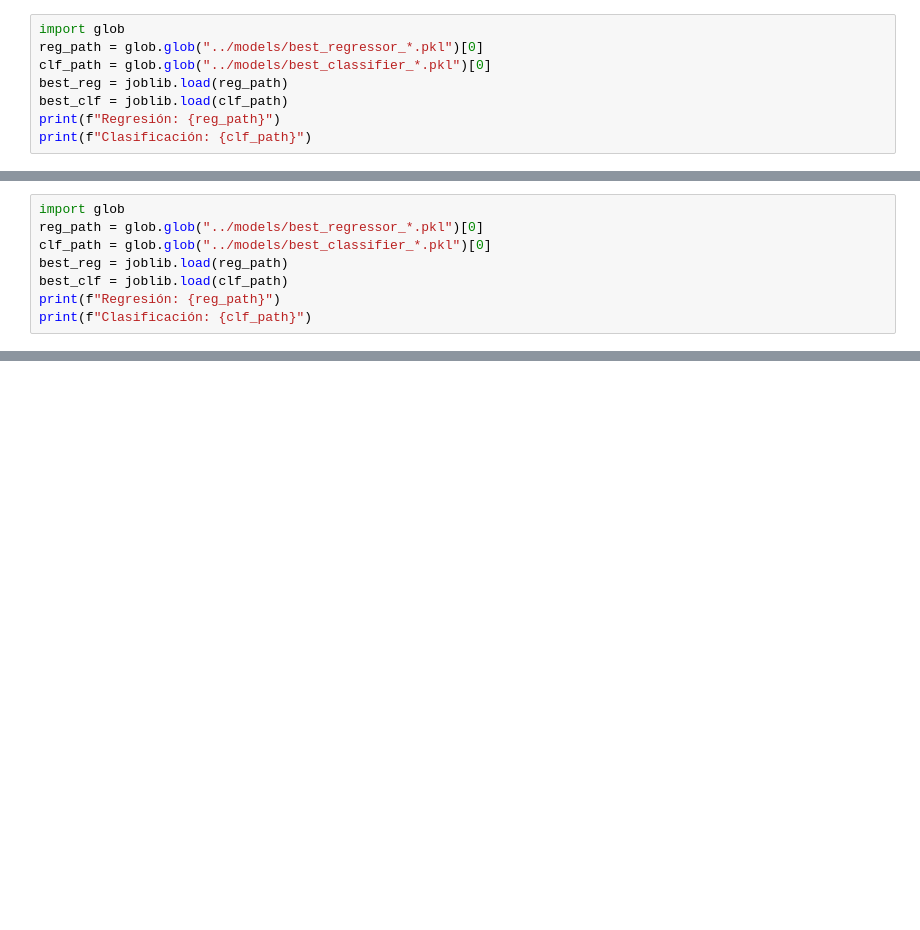
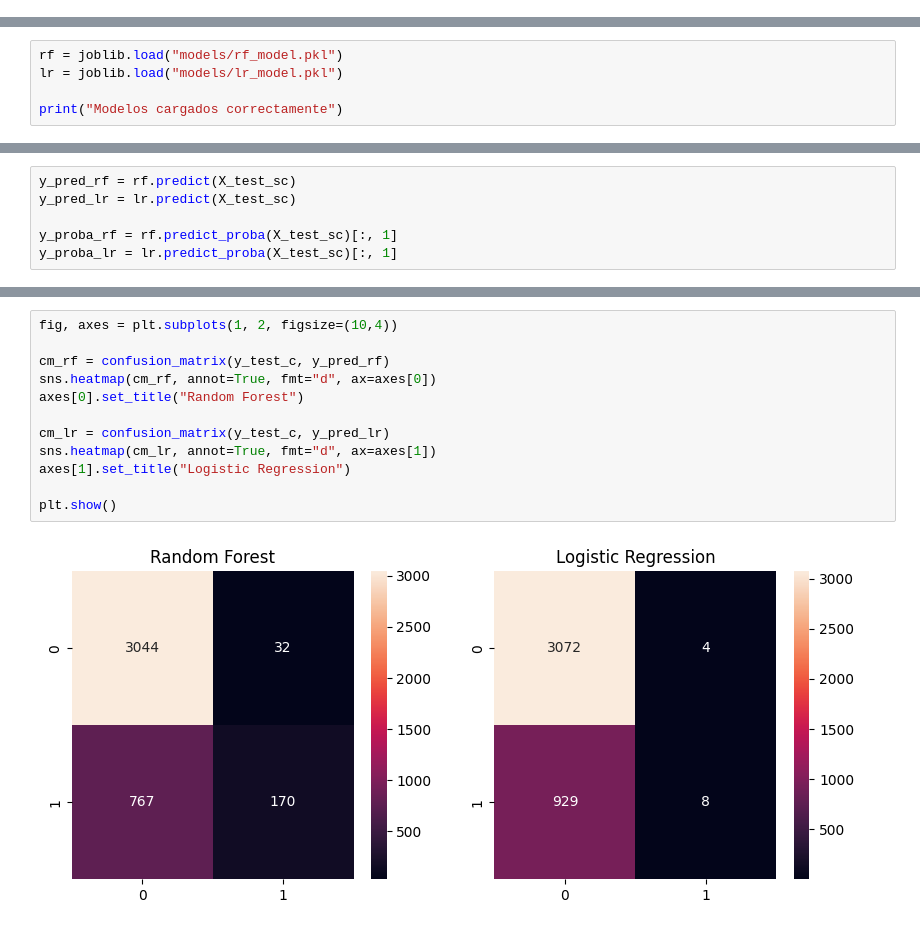
Before and after one commit to lucasrc08/Machine-Learning, a Jupyter notebook: notebooks/05_evaluation.ipynb, the cells around one changed output, grey strips where cells are left out. Cells and saved outputs as stored; diff of their text form; blank space fills up the shorter version.

```diff
--- a/notebooks/05_evaluation.ipynb
+++ b/notebooks/05_evaluation.ipynb
@@ -15,8 +20,0 @@ from sklearn.model_selection import cross_val_score
-# %%
-import glob
-reg_path = glob.glob("../models/best_regressor_*.pkl")[0]
-clf_path = glob.glob("../models/best_classifier_*.pkl")[0]
-best_reg = joblib.load(reg_path)
-best_clf = joblib.load(clf_path)
-print(f"Regresión: {reg_path}")
-print(f"Clasificación: {clf_path}")
@@ -25,8 +20,0 @@ IndexError: list index out of range
-# %%
-import glob
-reg_path = glob.glob("../models/best_regressor_*.pkl")[0]
-clf_path = glob.glob("../models/best_classifier_*.pkl")[0]
-best_reg = joblib.load(reg_path)
-best_clf = joblib.load(clf_path)
-print(f"Regresión: {reg_path}")
-print(f"Clasificación: {clf_path}")
@@ -77,0 +21,5 @@ print(f"║ ROC AUC (test):          {roc_auc:.4f}       ║")
+# %%
+rf = joblib.load("models/rf_model.pkl")
+lr = joblib.load("models/lr_model.pkl")
+
+print("Modelos cargados correctamente")
@@ -77,0 +28,6 @@ print(f"║ ROC AUC (test):          {roc_auc:.4f}       ║")
+# %%
+y_pred_rf = rf.predict(X_test_sc)
+y_pred_lr = lr.predict(X_test_sc)
+
+y_proba_rf = rf.predict_proba(X_test_sc)[:, 1]
+y_proba_lr = lr.predict_proba(X_test_sc)[:, 1]
@@ -77,0 +62,14 @@ print(f"║ ROC AUC (test):          {roc_auc:.4f}       ║")
+# %%
+fig, axes = plt.subplots(1, 2, figsize=(10,4))
+
+cm_rf = confusion_matrix(y_test_c, y_pred_rf)
+sns.heatmap(cm_rf, annot=True, fmt="d", ax=axes[0])
+axes[0].set_title("Random Forest")
+
+cm_lr = confusion_matrix(y_test_c, y_pred_lr)
+sns.heatmap(cm_lr, annot=True, fmt="d", ax=axes[1])
+axes[1].set_title("Logistic Regression")
+
+plt.show()
+# %% [output]
+[figure, added]
```
Also changed, not shown: parts of 16 cells of this notebook, 3 other files.
